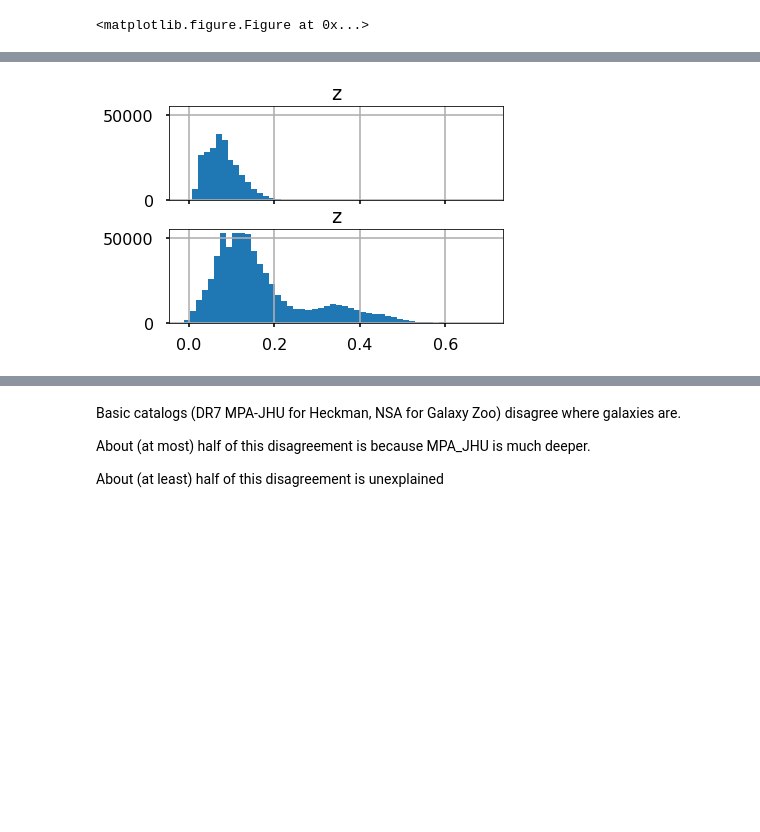
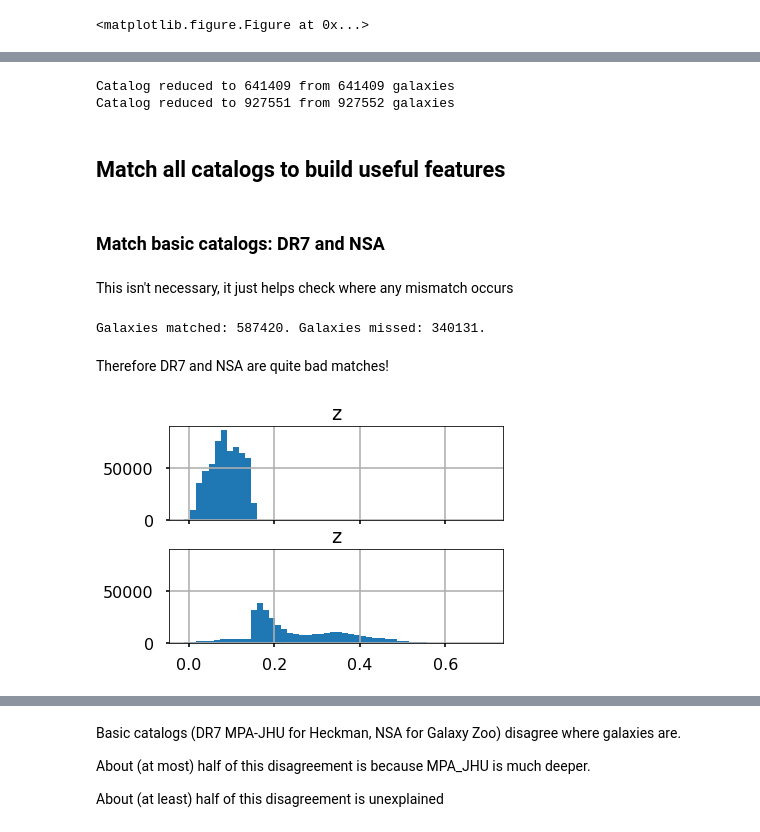
Before and after one commit to mwalmsley/find_agn, a Jupyter notebook: AGN v Bar MVP.ipynb, the cells around one changed output, grey strips where cells are left out. Saved outputs shown, nothing was run; the diff lists cells and outputs as text; code cells hidden in the pictures; blank space fills up the shorter version.

```diff
--- a/AGN v Bar MVP.ipynb
+++ b/AGN v Bar MVP.ipynb
@@ -108,12 +71,0 @@ Galaxies remaining: 5989 of 18286
-# %%
-print(dr7['ra'][:5])
-print(heckman['ra'][:5])
-print(nsa['ra'][:5])
-print(dr7['dec'][:5])
-print(heckman['dec'][:5])
-print(nsa['dec'][:5])
-print(dr7['ra'].max())
-print(dr7['ra'].min())
-dr7 = dr7[(dr7['ra'] > 0.) & (dr7['ra'] < 360.)]
-print(dr7['ra'].max())
-print(dr7['ra'].min())
@@ -144,6 +72,30 @@ Galaxies remaining: 253432 of 674114
+# %%
+def enforce_physical_ra_limits(catalog):
+    physical_catalog = catalog[(catalog['dec'] < 90.) & (catalog['dec'] > -90.)]
+    print('Catalog reduced to {} from {} galaxies'.format(len(physical_catalog), len(catalog)))
+    return physical_catalog
+# %%
+nsa = enforce_physical_ra_limits(nsa)
+dr7 = enforce_physical_ra_limits(dr7)
+# %% [output]
+Catalog reduced to 641409 from 641409 galaxies
+Catalog reduced to 927551 from 927552 galaxies
+# %% [markdown]
+## Match all catalogs to build useful features
+# %% [markdown]
+### Match basic catalogs: DR7 and NSA
+# %% [markdown]
+This isn't necessary, it just helps check where any mismatch occurs
+# %%
+dr7_and_nsa, dr7_no_nsa = match_galaxies_to_catalog_pandas(dr7, nsa)
+print('Galaxies matched: {}. Galaxies missed: {}.'.format(len(dr7_and_nsa), len(dr7_no_nsa)))
+# %% [output]
+Galaxies matched: 587420. Galaxies missed: 340131.
+# %% [markdown]
+Therefore DR7 and NSA are quite bad matches!
 # %%
 fig, axes = plt.subplots(2, sharex=True, sharey=True)
-dr7_and_gz.hist('z', bins=50, ax=axes[0])
-a = dr7_no_gz.hist('z', bins=50, ax=axes[1])
+dr7_and_nsa.hist('z', bins=50, ax=axes[0])
+a = dr7_no_nsa.hist('z', bins=50, ax=axes[1])
 # %% [output]
-[figure, old version]
+[figure, new version]
```
Also changed, not shown: parts of 80 cells of this notebook.
